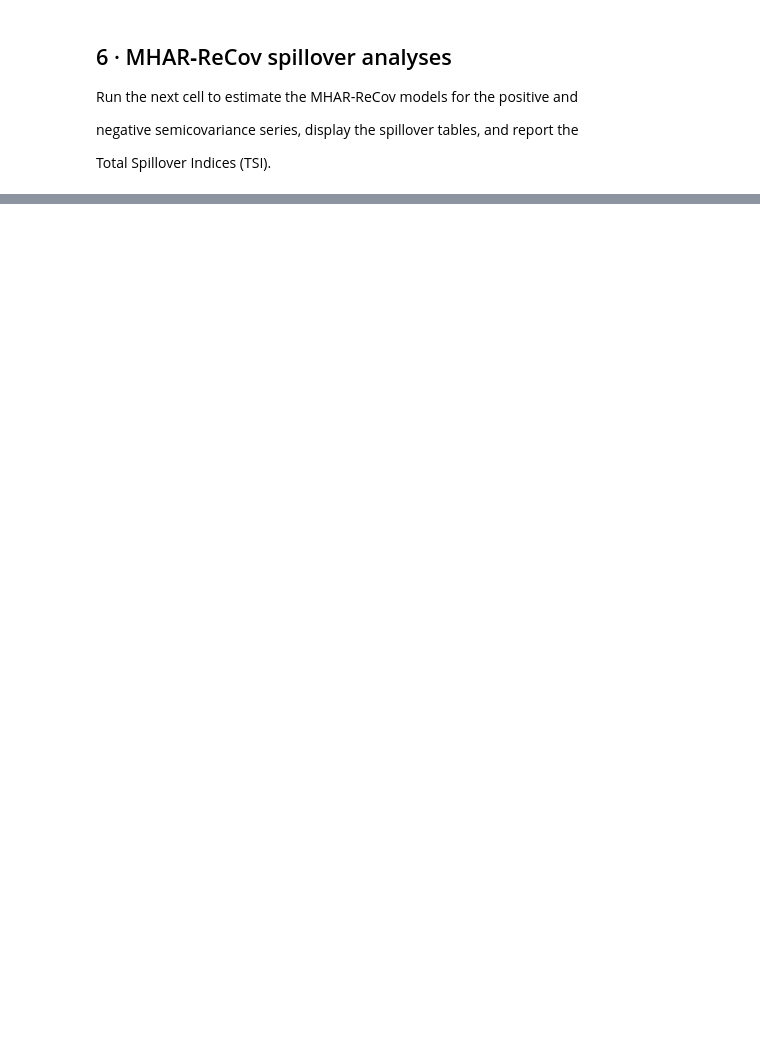
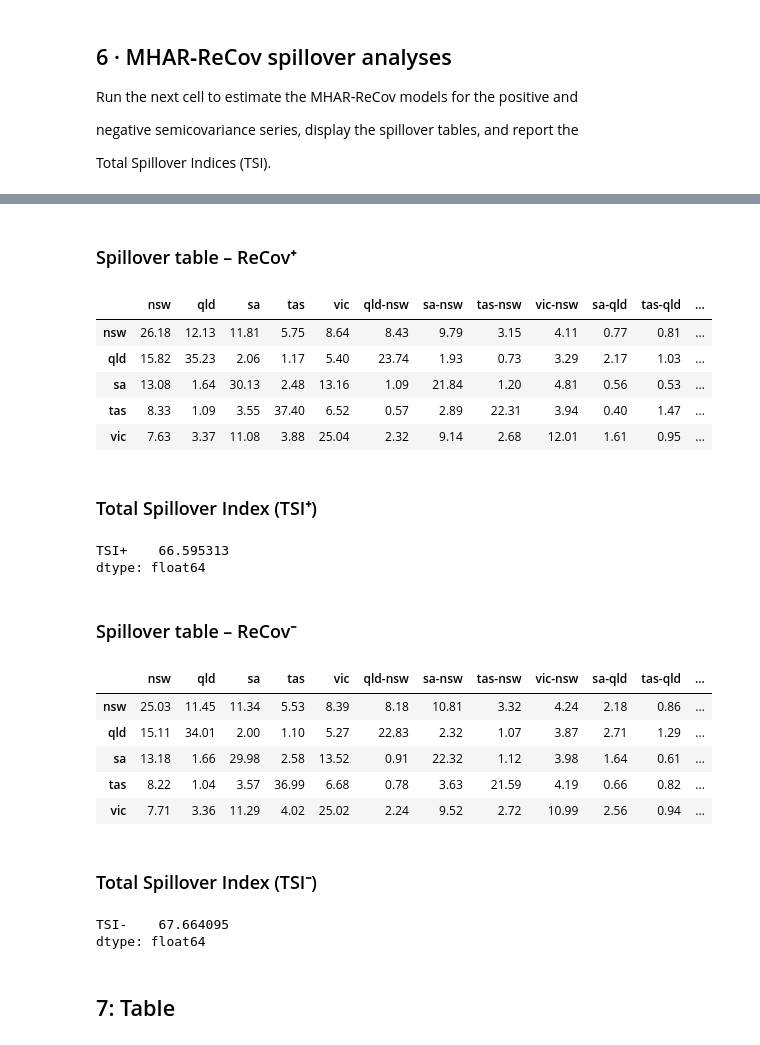
Before and after one commit to franrolotti/volatility-spillovers-methodology, a Jupyter notebook: 05_volatility_spillovers_semivariances.ipynb, the cells around one changed output, grey strips where cells are left out. Saved outputs shown, nothing was run; the diff lists cells and outputs as text; code cells hidden in the pictures; blank space fills up the shorter version.

```diff
--- a/05_volatility_spillovers_semivariances.ipynb
+++ b/05_volatility_spillovers_semivariances.ipynb
@@ -409,0 +361,68 @@ dtype: float64
+# %%
+# ----------------------------------------------------------------
+# 6 ·  MHAR-ReCov spillover analyses
+# ----------------------------------------------------------------
+spill_p, tsi_p = mhar_spillover(path_pos, get_area())   # ReCov⁺
+spill_n, tsi_n = mhar_spillover(path_neg, get_area())   # ReCov⁻
+
+
+# --------------------------------------------------------------
+#  precios.columns conserva el orden “natural” de las zonas
+raw_areas = prices.columns.tolist()
+
+spill_p = reorder_spillover(spill_p, raw_areas)
+spill_n = reorder_spillover(spill_n, raw_areas)
+
+
+for df in (spill_p, spill_n):
+    # ----- 1 ▸ métricas (antes de añadir columnas) -----------------
+    diag = np.diag(df)                         # (15,)
+    from_vec = df.sum(axis=1) - diag           # (15,)
+    to_vec   = df.sum(axis=0) - diag           # (15,)
+    grand_to = to_vec.sum()                    # 1001.05 / 1017.66
+
+    # ----- 2 ▸ columna “Directional FROM others” ------------------
+    df["Directional FROM others"] = from_vec
+
+    # ----- 3 ▸ fila “Directional TO others” -----------------------
+    df.loc["Directional TO others"] = pd.Series(
+        list(to_vec) + [grand_to],             # 15 + gran total = 16
+        index=df.columns                       # ya contiene la nueva col.
+    )
+
+    # ----- 4 ▸ fila “NET Directional” -----------------------------
+    df.loc["NET Directional"] = (
+        df.loc["Directional TO others"] - df["Directional FROM others"]
+    )
+
+
+
+# (a partir de aquí todo igual)
+show("Spillover table – ReCov⁺", spill_p.round(2))
+show("Total Spillover Index (TSI⁺)", pd.Series({"TSI+": tsi_p}))
+
+show("Spillover table – ReCov⁻", spill_n.round(2))
+show("Total Spillover Index (TSI⁻)", pd.Series({"TSI-": tsi_n}))
+# %% [output]
+### Spillover table – ReCov⁺
+|  | nsw | qld | sa | tas | vic | qld-nsw | sa-nsw | tas-nsw | vic-nsw | sa-qld | tas-qld | ... |
+| nsw | 26.18 | 12.13 | 11.81 | 5.75 | 8.64 | 8.43 | 9.79 | 3.15 | 4.11 | 0.77 | 0.81 | ... |
+| qld | 15.82 | 35.23 | 2.06 | 1.17 | 5.40 | 23.74 | 1.93 | 0.73 | 3.29 | 2.17 | 1.03 | ... |
+| sa | 13.08 | 1.64 | 30.13 | 2.48 | 13.16 | 1.09 | 21.84 | 1.20 | 4.81 | 0.56 | 0.53 | ... |
+| tas | 8.33 | 1.09 | 3.55 | 37.40 | 6.52 | 0.57 | 2.89 | 22.31 | 3.94 | 0.40 | 1.47 | ... |
+| vic | 7.63 | 3.37 | 11.08 | 3.88 | 25.04 | 2.32 | 9.14 | 2.68 | 12.01 | 1.61 | 0.95 | ... |
+### Total Spillover Index (TSI⁺)
+TSI+    66.595313
+dtype: float64
+### Spillover table – ReCov⁻
+|  | nsw | qld | sa | tas | vic | qld-nsw | sa-nsw | tas-nsw | vic-nsw | sa-qld | tas-qld | ... |
+| nsw | 25.03 | 11.45 | 11.34 | 5.53 | 8.39 | 8.18 | 10.81 | 3.32 | 4.24 | 2.18 | 0.86 | ... |
+| qld | 15.11 | 34.01 | 2.00 | 1.10 | 5.27 | 22.83 | 2.32 | 1.07 | 3.87 | 2.71 | 1.29 | ... |
+| sa | 13.18 | 1.66 | 29.98 | 2.58 | 13.52 | 0.91 | 22.32 | 1.12 | 3.98 | 1.64 | 0.61 | ... |
+| tas | 8.22 | 1.04 | 3.57 | 36.99 | 6.68 | 0.78 | 3.63 | 21.59 | 4.19 | 0.66 | 0.82 | ... |
+| vic | 7.71 | 3.36 | 11.29 | 4.02 | 25.02 | 2.24 | 9.52 | 2.72 | 10.99 | 2.56 | 0.94 | ... |
+### Total Spillover Index (TSI⁻)
+TSI-    67.664095
+dtype: float64
+# %% [markdown]
+## 7: Table
```
Also changed, not shown: parts of 7 cells of this notebook.
